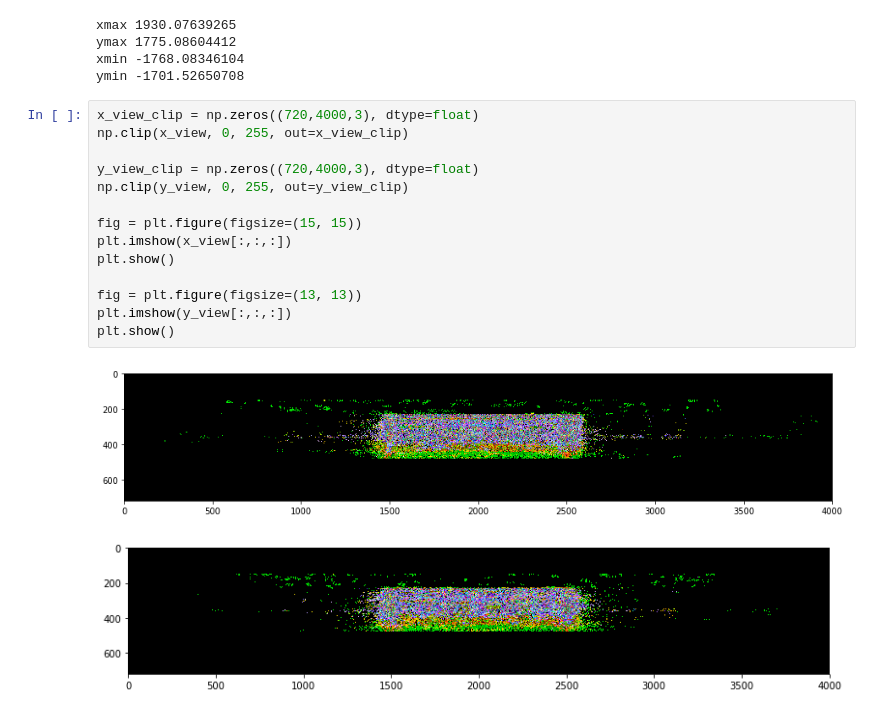
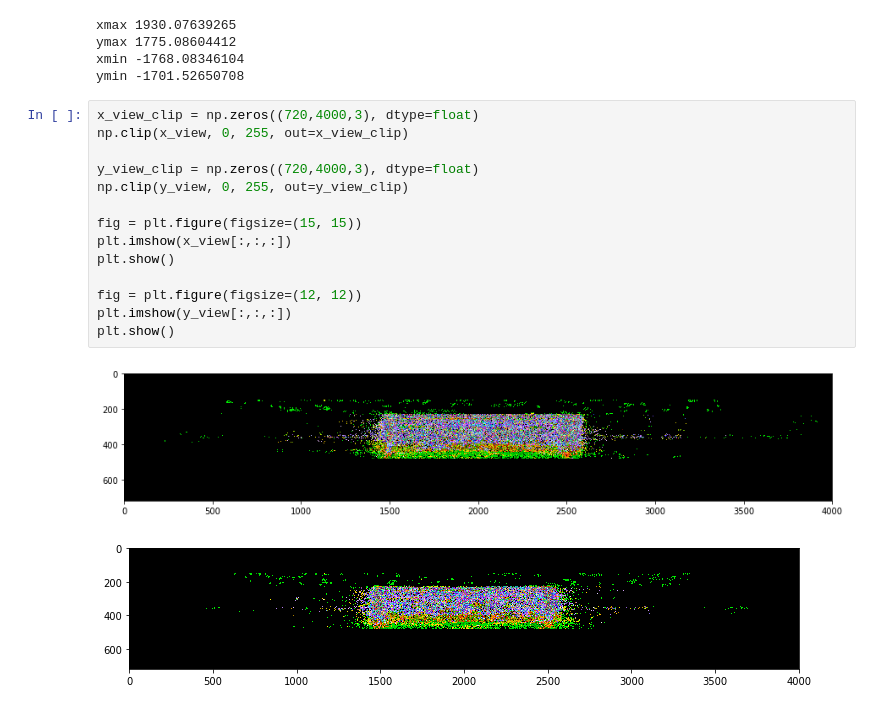
Before and after one commit to ongchinkiat/realsense-d435, a Jupyter notebook: d435-analysis-848.ipynb, the cells around one changed output. Drawn from its saved outputs; the diff is of its cells as text.

```diff
--- a/d435-analysis-848.ipynb
+++ b/d435-analysis-848.ipynb
@@ -303,17 +303,17 @@ ymin -1701.52650708
 # %%
 x_view_clip = np.zeros((720,4000,3), dtype=float)
 np.clip(x_view, 0, 255, out=x_view_clip)
 
 y_view_clip = np.zeros((720,4000,3), dtype=float)
 np.clip(y_view, 0, 255, out=y_view_clip)
 
 fig = plt.figure(figsize=(15, 15))
 plt.imshow(x_view[:,:,:])
 plt.show()
 
-fig = plt.figure(figsize=(13, 13))
+fig = plt.figure(figsize=(12, 12))
 plt.imshow(y_view[:,:,:])
 plt.show()
 # %% [output]
 [figure]
-[figure, old version]
+[figure, new version]
```
